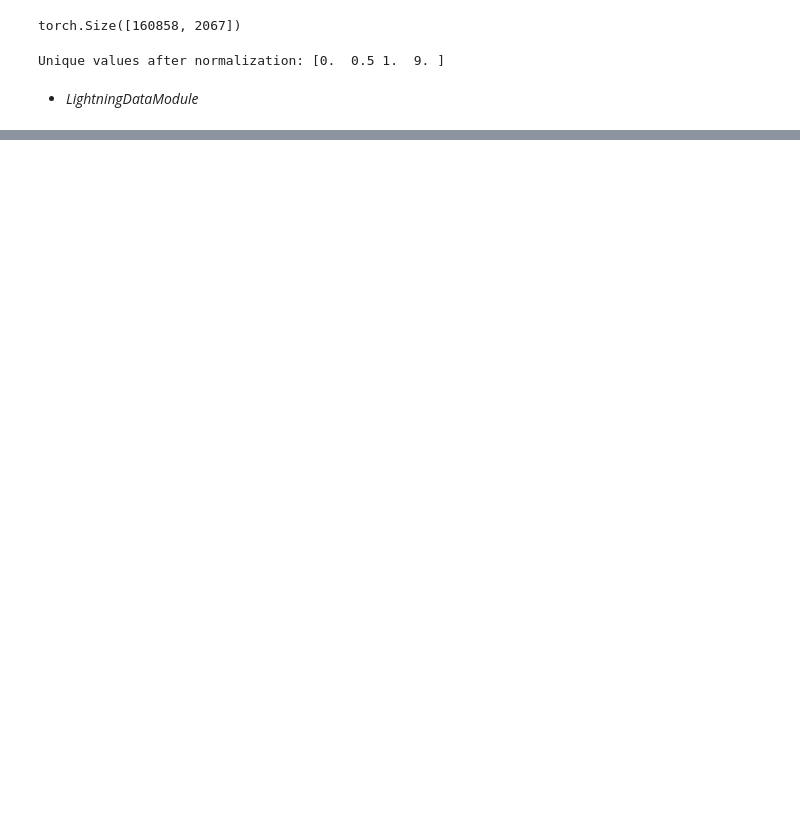
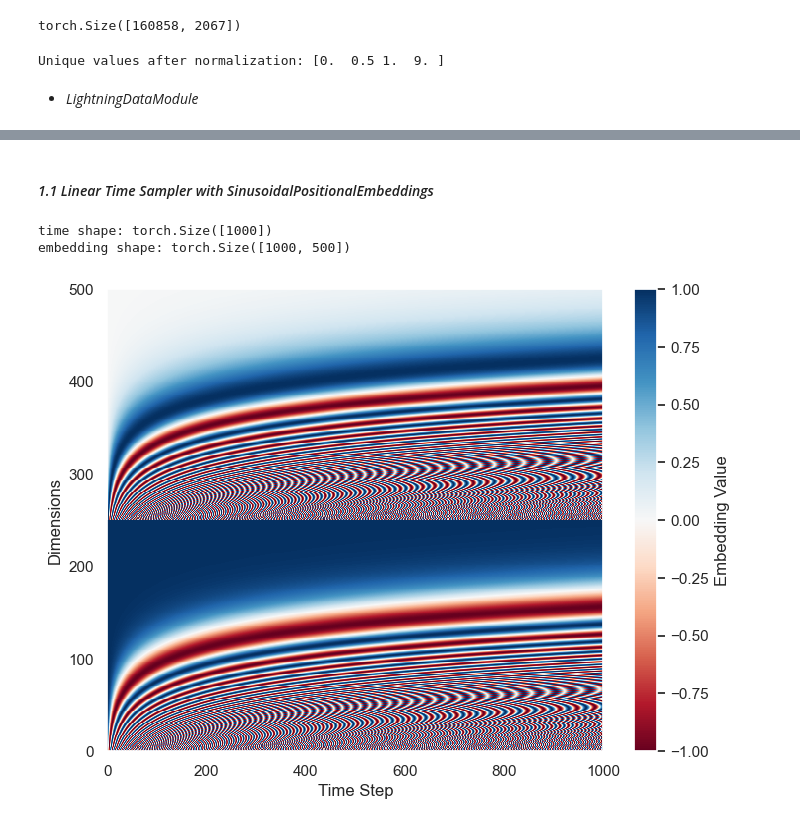
Before and after one commit to r-bashir/GenomeDiffusion, a Jupyter notebook: main.ipynb, the cells around one changed output, grey strips where cells are left out. Saved outputs shown, nothing was run; the diff lists cells and outputs as text; code cells hidden in the pictures; blank space fills up the shorter version.

```diff
--- a/main.ipynb
+++ b/main.ipynb
@@ -74,0 +79,25 @@ NameError: name 'Sequence' is not defined
+# %% [markdown]
+#### _1.1 Linear Time Sampler with SinusoidalPositionalEmbeddings_
+# %%
+# Linear time sampler
+timesteps = 1000  # Number of time steps
+time = torch.arange(timesteps, dtype=torch.float32)  # Linear time sampler
+print(f"time shape: {time.shape}")
+
+# Sinusoidal Positional Embeddings
+embedding_dim = 500  # Embedding dimensions
+position_emb = SinusoidalPositionalEmbeddings(dim=embedding_dim)
+emb = position_emb(time)  # Shape: [1000, 500]
+print(f"embedding shape: {emb.shape}")
+
+# Plot the embeddings
+plt.figure(figsize=(8,6))
+plt.pcolormesh(emb.T, cmap='RdBu', shading='auto')  # Transpose to align time on x-axis
+plt.ylabel('Dimensions')
+plt.xlabel('Time Step')
+plt.colorbar(label="Embedding Value")
+plt.show()
+# %% [output]
+time shape: torch.Size([1000])
+embedding shape: torch.Size([1000, 500])
+[figure, added]
```
Also changed, not shown: parts of 25 cells of this notebook, 3 other files.
